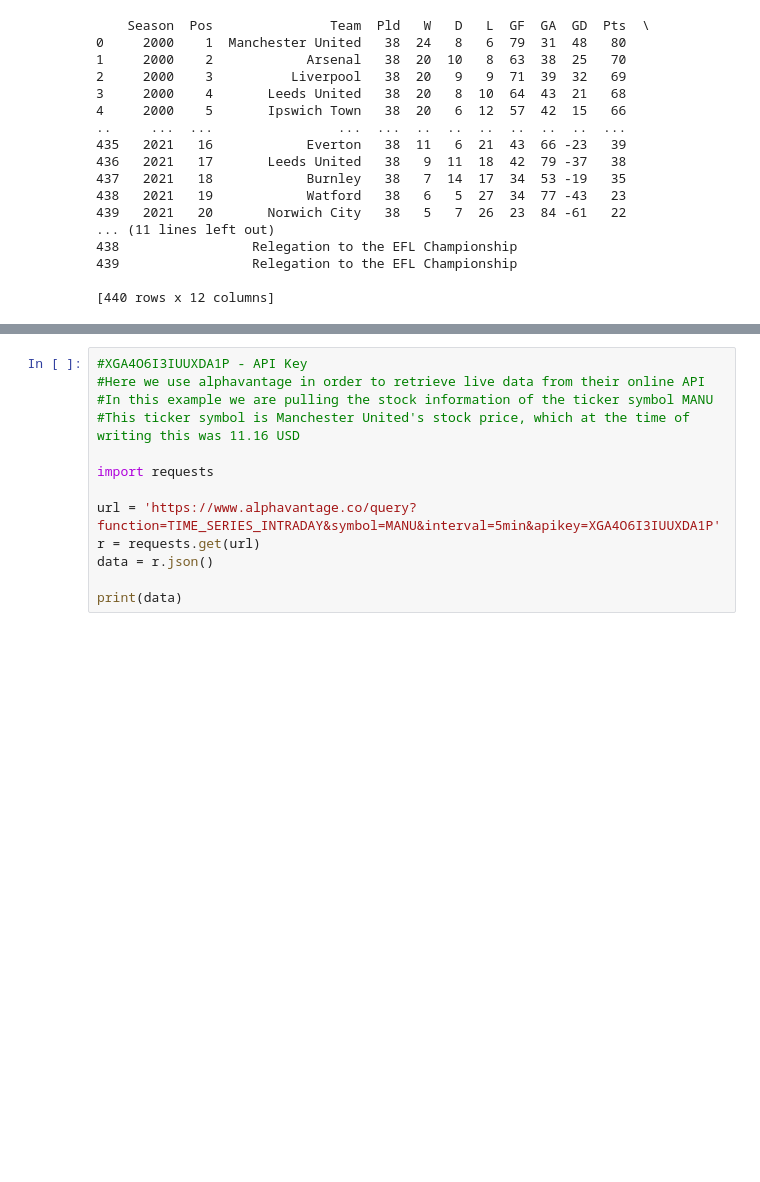
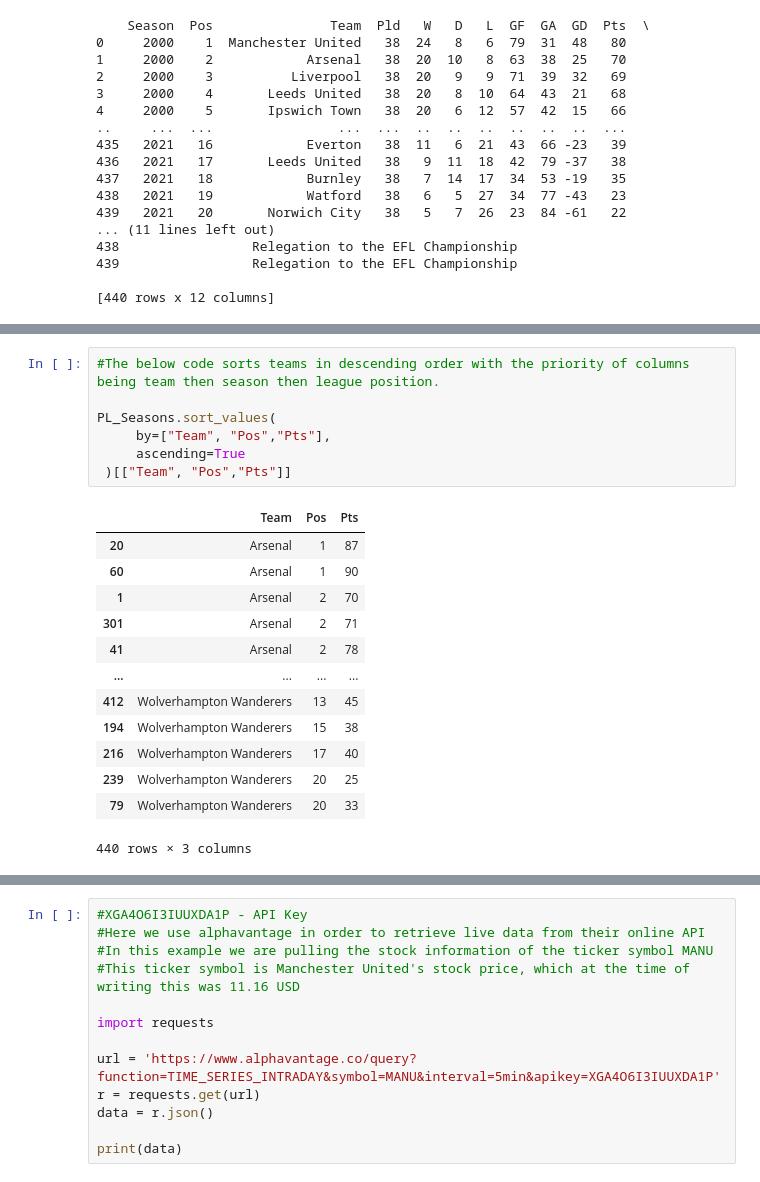
Before and after one commit to conortcahalane/UCDPythonProject, a Jupyter notebook: PremierLeagueAnalysis.ipynb, the cells around one changed output, grey strips where cells are left out. Cells and saved outputs as stored; diff of their text form; blank space fills up the shorter version.

```diff
--- a/PremierLeagueAnalysis.ipynb
+++ b/PremierLeagueAnalysis.ipynb
@@ -440,0 +368,21 @@ MU_outer_merged
+# %%
+#The below code sorts teams in descending order with the priority of columns being team then season then league position.
+
+PL_Seasons.sort_values(
+     by=["Team", "Pos","Pts"],
+     ascending=True
+ )[["Team", "Pos","Pts"]]
+# %% [output]
+|  | Team | Pos | Pts |
+| 20 | Arsenal | 1 | 87 |
+| 60 | Arsenal | 1 | 90 |
+| 1 | Arsenal | 2 | 70 |
+| 301 | Arsenal | 2 | 71 |
+| 41 | Arsenal | 2 | 78 |
+| ... | ... | ... | ... |
+| 412 | Wolverhampton Wanderers | 13 | 45 |
+| 194 | Wolverhampton Wanderers | 15 | 38 |
+| 216 | Wolverhampton Wanderers | 17 | 40 |
+| 239 | Wolverhampton Wanderers | 20 | 25 |
+| 79 | Wolverhampton Wanderers | 20 | 33 |
+440 rows × 3 columns
```
Also changed, not shown: parts of 25 cells of this notebook, 2 other files.
